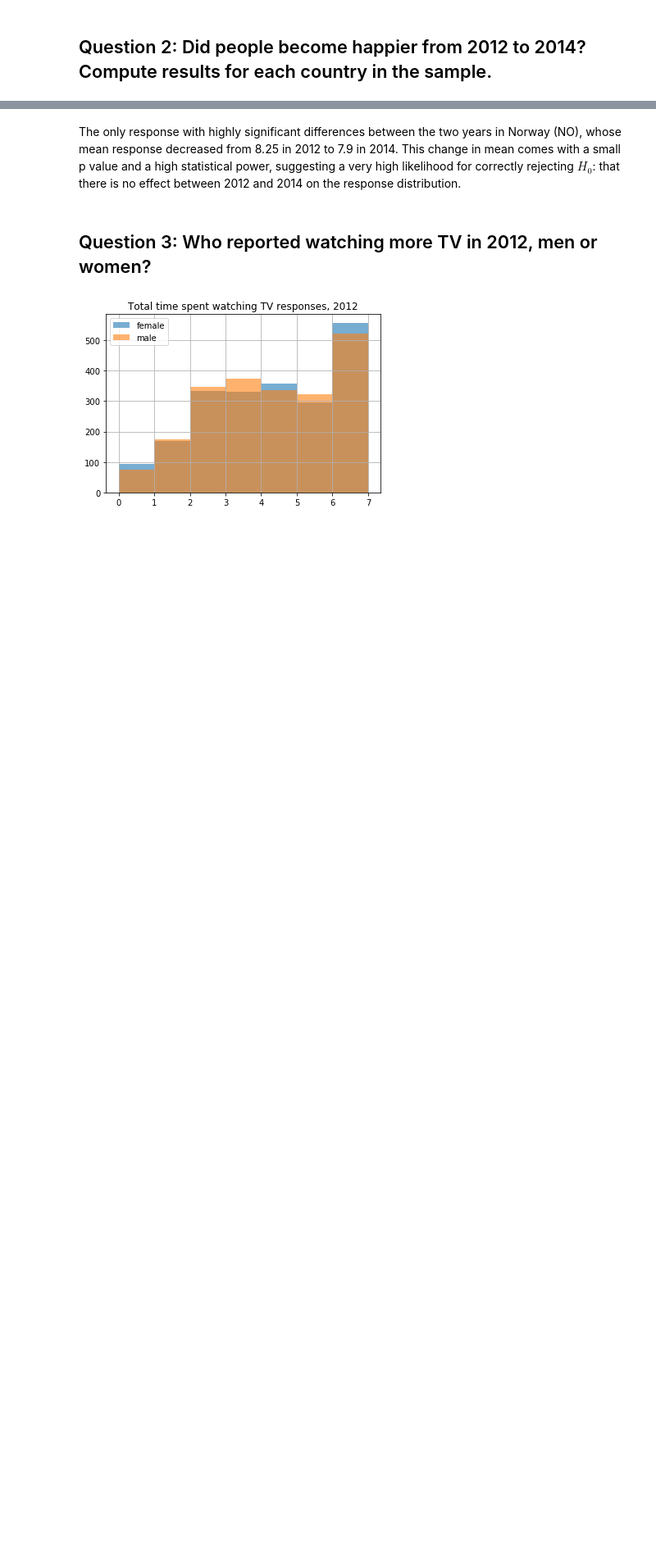
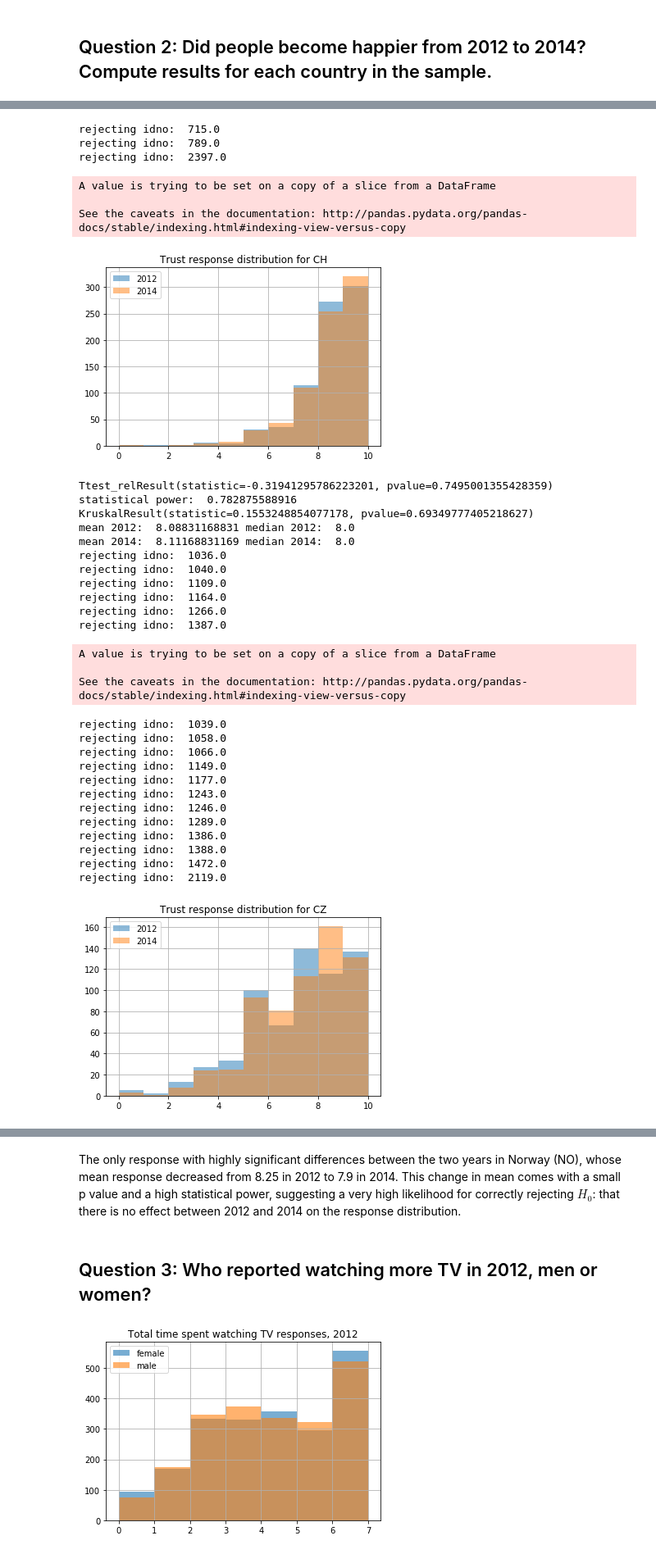
Before and after one commit to AlliedToasters/ESS_project, a Jupyter notebook: 5.5.4_what_test_to_use.ipynb, the cells around one changed output, grey strips where cells are left out. Shown: that part at 82% size. Cells and saved outputs as stored; diff of their text form; code cells hidden in the pictures; blank space fills up the shorter version.

```diff
--- a/5.5.4_what_test_to_use.ipynb
+++ b/5.5.4_what_test_to_use.ipynb
@@ -102,26 +145,2 @@ A visual inspection suggests no major changes for each country from year to year
 # %% [markdown]
 ## Question 2: Did people become happier from 2012 to 2014? Compute results for each country in the sample.
-# %%
-#Split data into groups and eliminate null values.
-data12 = df[df.year==6][df.happy.notnull()]
-data14 = df[df.year==7][df.happy.notnull()]
-data = df[df.happy.notnull()]
-
-for country in countries:
-    data12[data12.cntry == country].happy.hist(alpha=.5, label='2012')
-    data14[data14.cntry == country].happy.hist(alpha=.5, label='2014')
-    plt.legend();
-    plt.title('Happiness response distribution for {}'.format(country));
-    plt.show();
-    ttest_res = stats.ttest_ind(data12[data12.cntry == country].happy, data14[data14.cntry == country].happy)
-    print(ttest_res)
-    alpha = ttest_res[1]
-    pooled_SD = sqrt((data12[data12.cntry == country].happy.std()+data14[data14.cntry == country].happy.std())/2)
-    effect_size = abs(data12[data12.cntry == country].happy.mean() - data14[data14.cntry == country].happy.mean()) / pooled_SD
-    print('statistical power: ', power.tt_solve_power(effect_size=effect_size, nobs=len(data[data.cntry==country]), alpha=alpha, power=None, alternative='larger'))
-
-    print(stats.kruskal(data12[data12.cntry == country].happy, data14[data14.cntry == country].happy))
-    print('mean 2012: ', data12[data12.cntry == country].happy.mean(),
-          'median 2012: ', data12[data12.cntry == country].happy.median())
-    print('mean 2014: ', data14[data14.cntry == country].happy.mean(),
-         'median 2014: ', data14[data14.cntry == country].happy.median())
@@ -164,0 +147,38 @@ mean 2014:  7.94696132597 median 2014:  8.0
+# %%
+for country in countries:
+    df = compare_years(df, country = country, attr = 'happy')
+# %% [output]
+rejecting idno:  715.0
+rejecting idno:  789.0
+rejecting idno:  2397.0
+A value is trying to be set on a copy of a slice from a DataFrame
+
+See the caveats in the documentation: http://pandas.pydata.org/pandas-docs/stable/indexing.html#indexing-view-versus-copy
+[figure, added]
+Ttest_relResult(statistic=-0.31941295786223201, pvalue=0.7495001355428359)
+statistical power:  0.782875588916
+KruskalResult(statistic=0.1553248854077178, pvalue=0.69349777405218627)
+mean 2012:  8.08831168831 median 2012:  8.0
+mean 2014:  8.11168831169 median 2014:  8.0
+rejecting idno:  1036.0
+rejecting idno:  1040.0
+rejecting idno:  1109.0
+rejecting idno:  1164.0
+rejecting idno:  1266.0
+rejecting idno:  1387.0
+A value is trying to be set on a copy of a slice from a DataFrame
+
+See the caveats in the documentation: http://pandas.pydata.org/pandas-docs/stable/indexing.html#indexing-view-versus-copy
+rejecting idno:  1039.0
+rejecting idno:  1058.0
+rejecting idno:  1066.0
+rejecting idno:  1149.0
+rejecting idno:  1177.0
+rejecting idno:  1243.0
+rejecting idno:  1246.0
+rejecting idno:  1289.0
+rejecting idno:  1386.0
+rejecting idno:  1388.0
+rejecting idno:  1472.0
+rejecting idno:  2119.0
+[figure, added]
```
Also changed, not shown: parts of 13 cells of this notebook.
